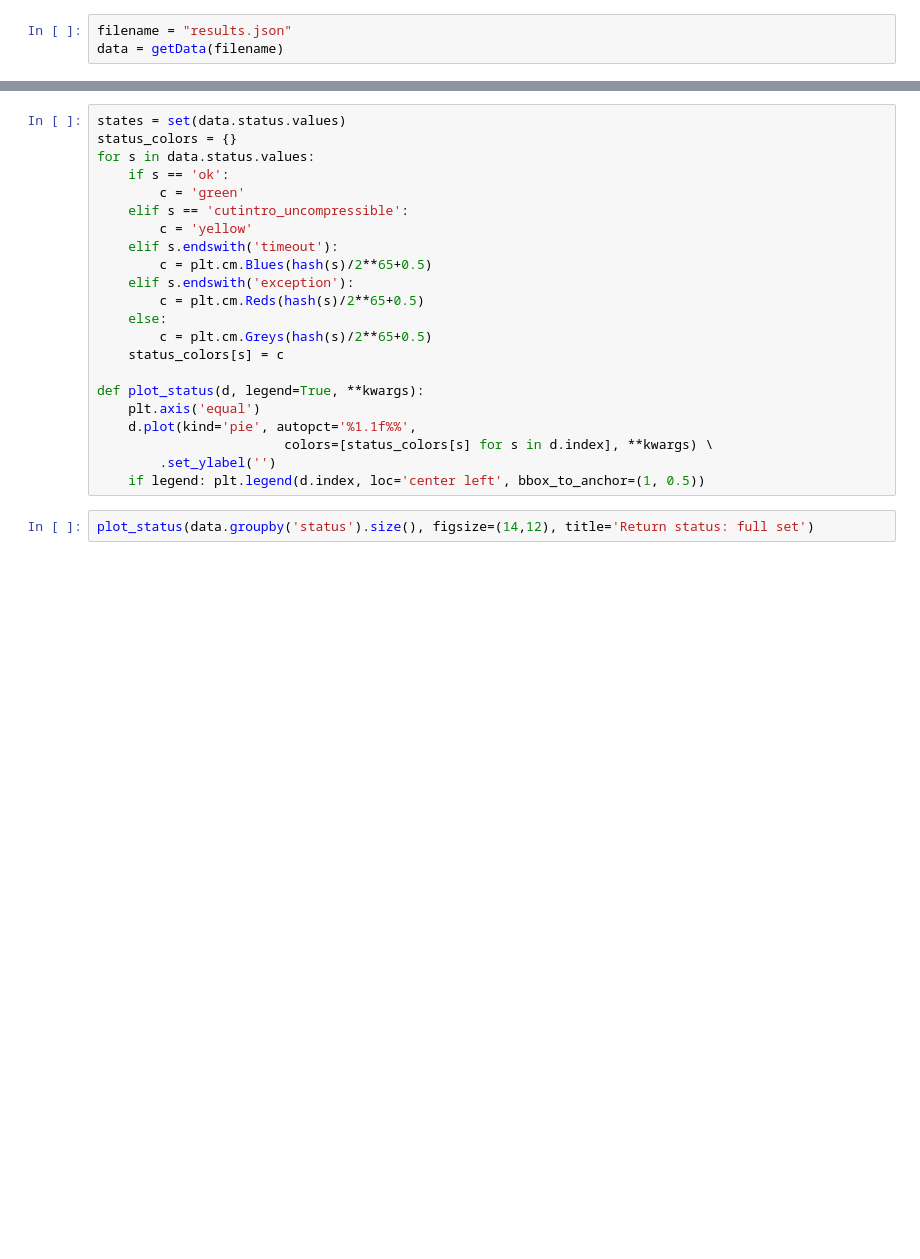
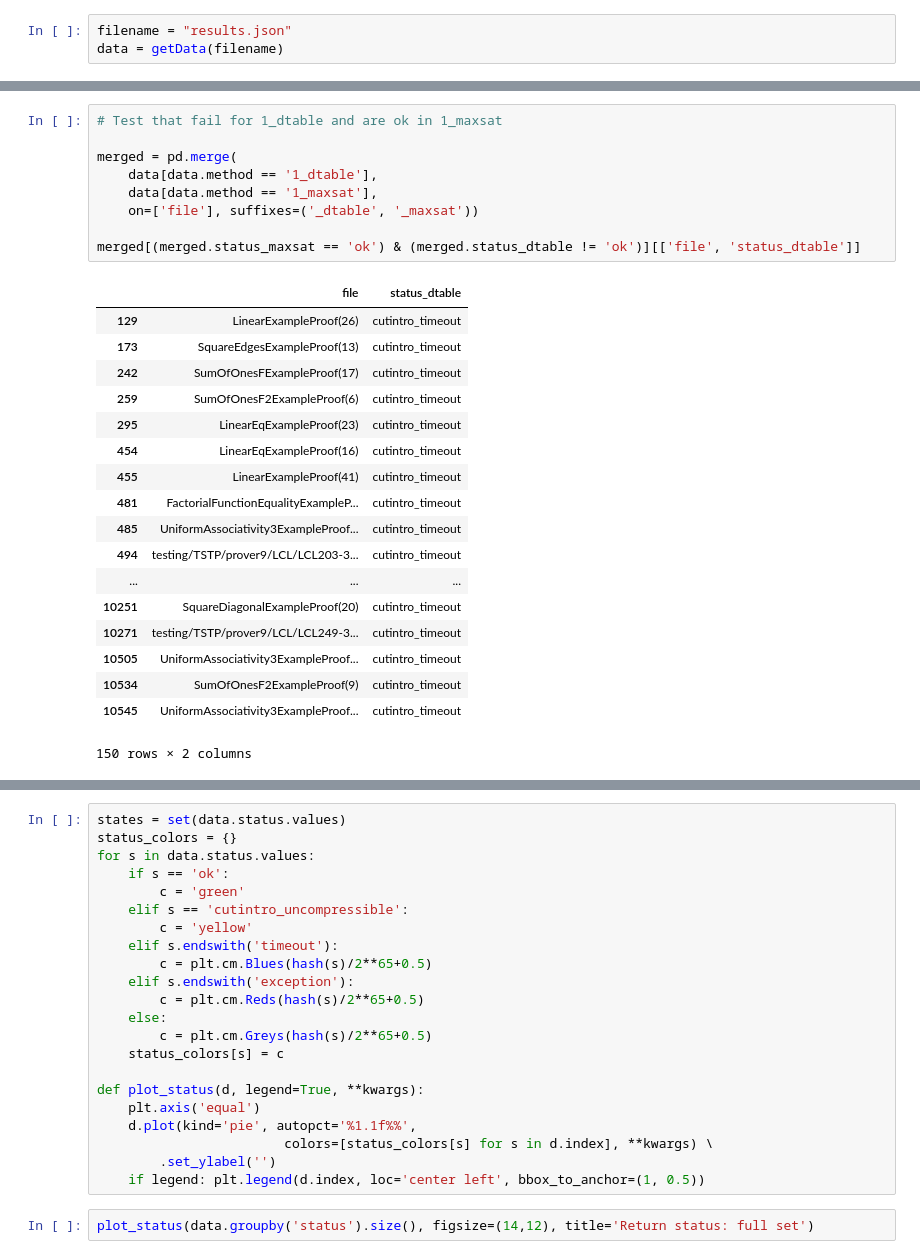
Before and after one commit to gapt/cutintro-results, a Jupyter notebook: 2015-09-18/cutintro.ipynb, the cells around one changed output, grey strips where cells are left out. Drawn from its saved outputs; the diff is of its cells as text; blank space fills up the shorter version.

```diff
--- a/2015-09-18/cutintro.ipynb
+++ b/2015-09-18/cutintro.ipynb
@@ -78,3 +96,31 @@ data_other_exp[['method', 'file', 'status']]
+# %%
+# Test that fail for 1_dtable and are ok in 1_maxsat
+
+merged = pd.merge(
+    data[data.method == '1_dtable'],
+    data[data.method == '1_maxsat'],
+    on=['file'], suffixes=('_dtable', '_maxsat'))
+
+merged[(merged.status_maxsat == 'ok') & (merged.status_dtable != 'ok')][['file', 'status_dtable']]
+# %% [output]
+|  | file | status_dtable |
+| 129 | LinearExampleProof(26) | cutintro_timeout |
+| 173 | SquareEdgesExampleProof(13) | cutintro_timeout |
+| 242 | SumOfOnesFExampleProof(17) | cutintro_timeout |
+| 259 | SumOfOnesF2ExampleProof(6) | cutintro_timeout |
+| 295 | LinearEqExampleProof(23) | cutintro_timeout |
+| 454 | LinearEqExampleProof(16) | cutintro_timeout |
+| 455 | LinearExampleProof(41) | cutintro_timeout |
+| 481 | FactorialFunctionEqualityExampleP... | cutintro_timeout |
+| 485 | UniformAssociativity3ExampleProof... | cutintro_timeout |
+| 494 | testing/TSTP/prover9/LCL/LCL203-3... | cutintro_timeout |
+| ... | ... | ... |
+| 10251 | SquareDiagonalExampleProof(20) | cutintro_timeout |
+| 10271 | testing/TSTP/prover9/LCL/LCL249-3... | cutintro_timeout |
+| 10505 | UniformAssociativity3ExampleProof... | cutintro_timeout |
+| 10534 | SumOfOnesF2ExampleProof(9) | cutintro_timeout |
+| 10545 | UniformAssociativity3ExampleProof... | cutintro_timeout |
+150 rows × 2 columns
 # %%
 # Test that are ok in 1_dtable and fail for 1_maxsat
 
```
Also changed, not shown: parts of 21 cells of this notebook, 1 other file.
